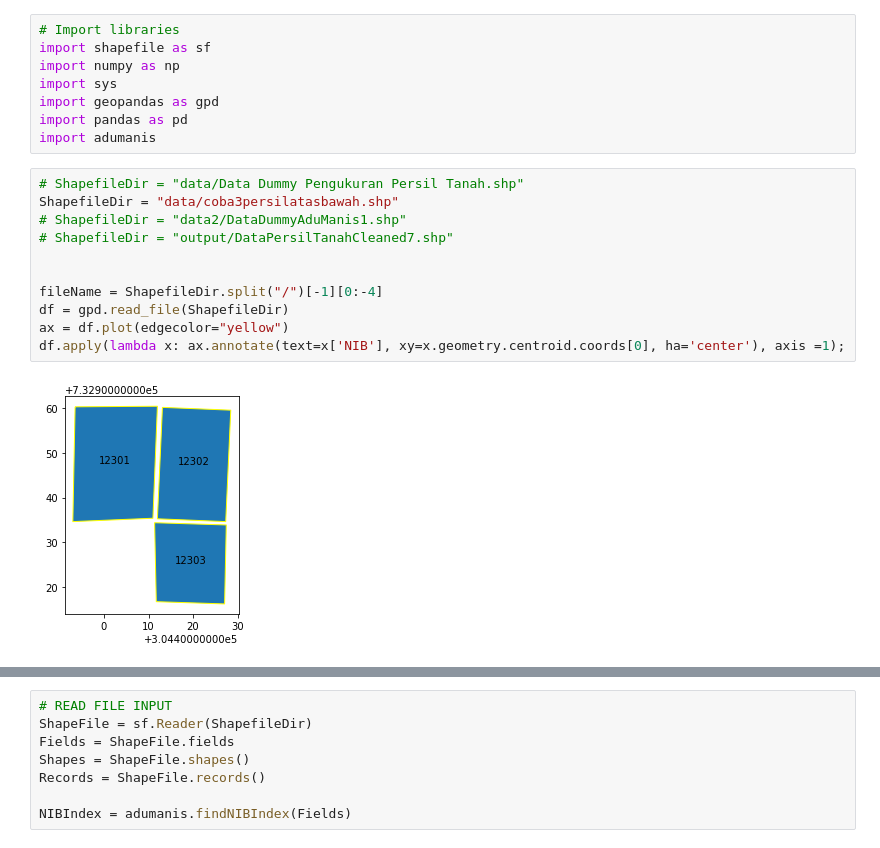
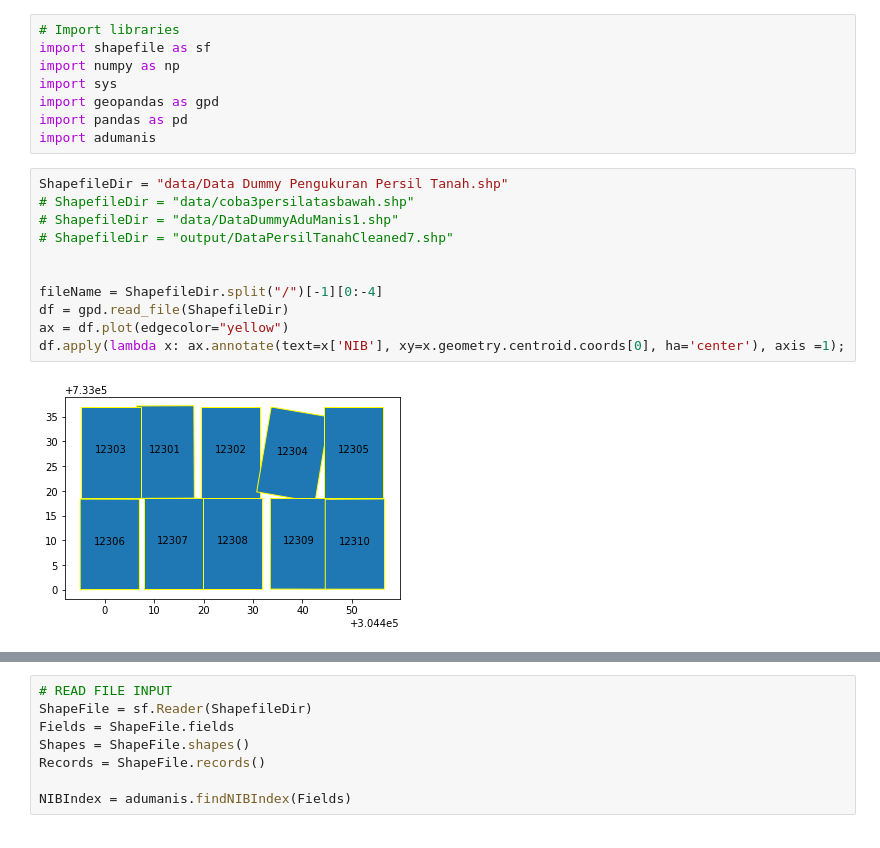
Before and after one commit to putusatwika/adumanis, a Jupyter notebook: main.ipynb, the cells around one changed output, grey strips where cells are left out. Drawn from its saved outputs; the diff is of its cells as text.

```diff
--- a/main.ipynb
+++ b/main.ipynb
@@ -7,18 +7,18 @@ import geopandas as gpd
 import pandas as pd
 import adumanis
 # %%
-# ShapefileDir = "data/Data Dummy Pengukuran Persil Tanah.shp"
-ShapefileDir = "data/coba3persilatasbawah.shp"
-# ShapefileDir = "data2/DataDummyAduManis1.shp"
+ShapefileDir = "data/Data Dummy Pengukuran Persil Tanah.shp"
+# ShapefileDir = "data/coba3persilatasbawah.shp"
+# ShapefileDir = "data/DataDummyAduManis1.shp"
 # ShapefileDir = "output/DataPersilTanahCleaned7.shp"
 
 
 fileName = ShapefileDir.split("/")[-1][0:-4]
 df = gpd.read_file(ShapefileDir)
 ax = df.plot(edgecolor="yellow")
 df.apply(lambda x: ax.annotate(text=x['NIB'], xy=x.geometry.centroid.coords[0], ha='center'), axis =1);
 # %% [output]
-[figure, old version]
+[figure, new version]
 # %%
 numPersilControl = int(input('Jumlah persil sebagai kontrol:'))
 nibcontrol =[]
```
Also changed, not shown: parts of 2 cells of this notebook, 18 other files.
